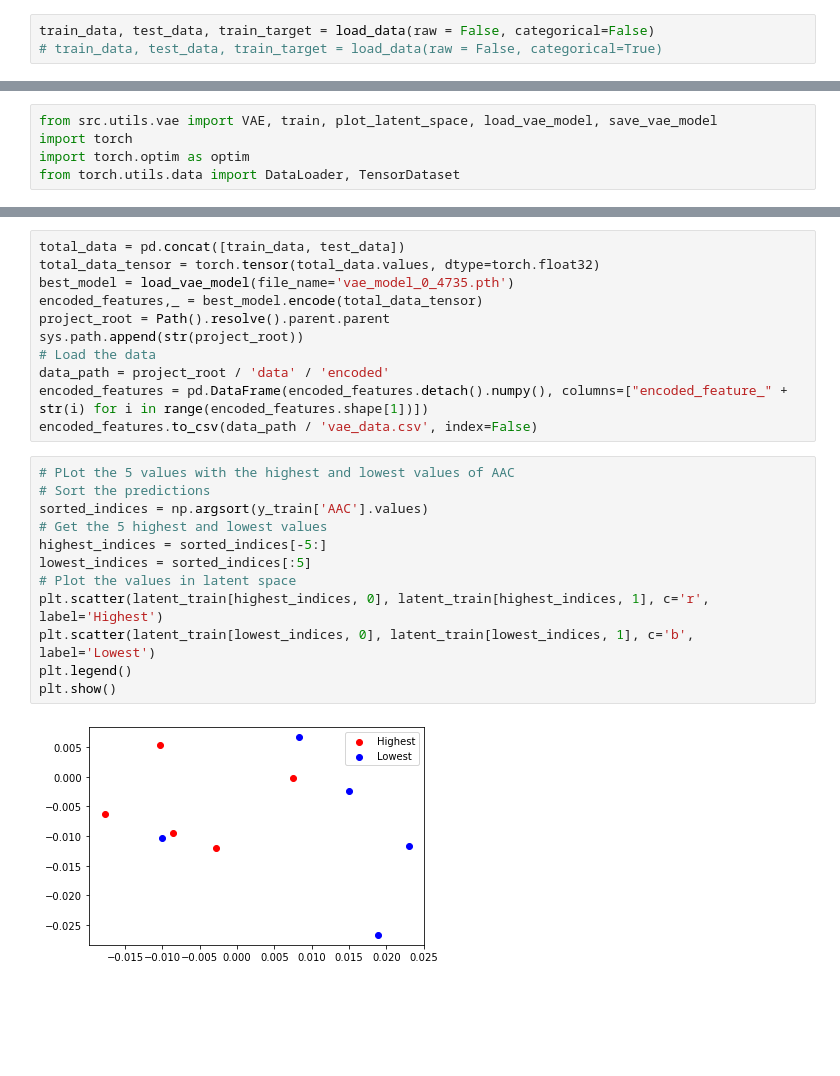
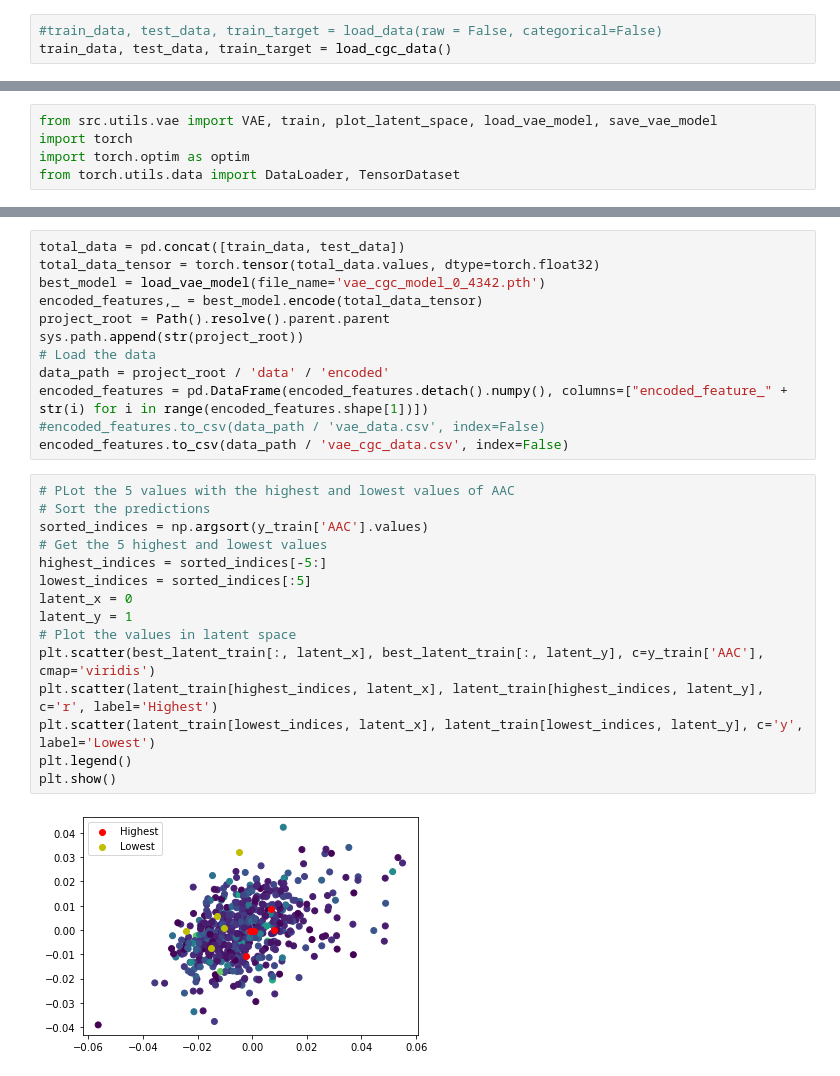
Before and after one commit to oskarboesch/ml-project-2-lol-ml, a Jupyter notebook: src/notebooks/auto_encoder.ipynb, the cells around one changed output, grey strips where cells are left out. Saved outputs shown, nothing was run; the diff lists cells and outputs as text; blank space fills up the shorter version.

```diff
--- a/src/notebooks/auto_encoder.ipynb
+++ b/src/notebooks/auto_encoder.ipynb
@@ -22,6 +25,6 @@ To enable the following instructions: AVX2 FMA, in other operations, rebuild Ten
 # %%
-train_data, test_data, train_target = load_data(raw = False, categorical=False)
-# train_data, test_data, train_target = load_data(raw = False, categorical=True)
+#train_data, test_data, train_target = load_data(raw = False, categorical=False)
+train_data, test_data, train_target = load_cgc_data()
 # %%
 nb_cell_lines = train_data.shape[0]
 print("Number of cell lines: ", nb_cell_lines)
@@ -212,25 +216,29 @@ Best Spearman's Correlation (ρ) achieved: 0.4735
 # %%
 total_data = pd.concat([train_data, test_data])
 total_data_tensor = torch.tensor(total_data.values, dtype=torch.float32)
-best_model = load_vae_model(file_name='vae_model_0_4735.pth')
+best_model = load_vae_model(file_name='vae_cgc_model_0_4342.pth')
 encoded_features,_ = best_model.encode(total_data_tensor)
 project_root = Path().resolve().parent.parent
 sys.path.append(str(project_root))
 # Load the data
 data_path = project_root / 'data' / 'encoded'
 encoded_features = pd.DataFrame(encoded_features.detach().numpy(), columns=["encoded_feature_" + str(i) for i in range(encoded_features.shape[1])])
-encoded_features.to_csv(data_path / 'vae_data.csv', index=False)
+#encoded_features.to_csv(data_path / 'vae_data.csv', index=False)
+encoded_features.to_csv(data_path / 'vae_cgc_data.csv', index=False)
 # %%
 # PLot the 5 values with the highest and lowest values of AAC
 # Sort the predictions
 sorted_indices = np.argsort(y_train['AAC'].values)
 # Get the 5 highest and lowest values
 highest_indices = sorted_indices[-5:]
 lowest_indices = sorted_indices[:5]
+latent_x = 0
+latent_y = 1
 # Plot the values in latent space
-plt.scatter(latent_train[highest_indices, 0], latent_train[highest_indices, 1], c='r', label='Highest')
-plt.scatter(latent_train[lowest_indices, 0], latent_train[lowest_indices, 1], c='b', label='Lowest')
+plt.scatter(best_latent_train[:, latent_x], best_latent_train[:, latent_y], c=y_train['AAC'], cmap='viridis')
+plt.scatter(latent_train[highest_indices, latent_x], latent_train[highest_indices, latent_y], c='r', label='Highest')
+plt.scatter(latent_train[lowest_indices, latent_x], latent_train[lowest_indices, latent_y], c='y', label='Lowest')
 plt.legend()
 plt.show()
 # %% [output]
-[figure, old version]
+[figure, new version]
```
Also changed, not shown: parts of 5 cells of this notebook.
